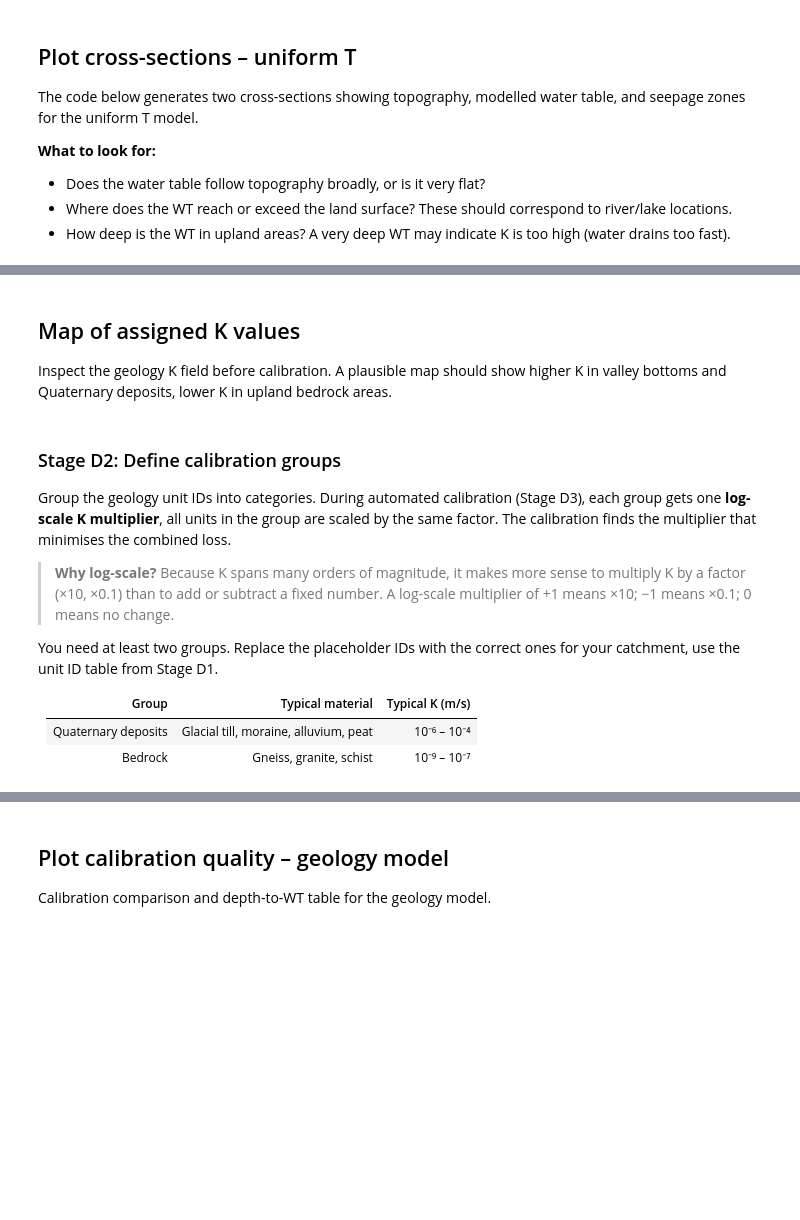
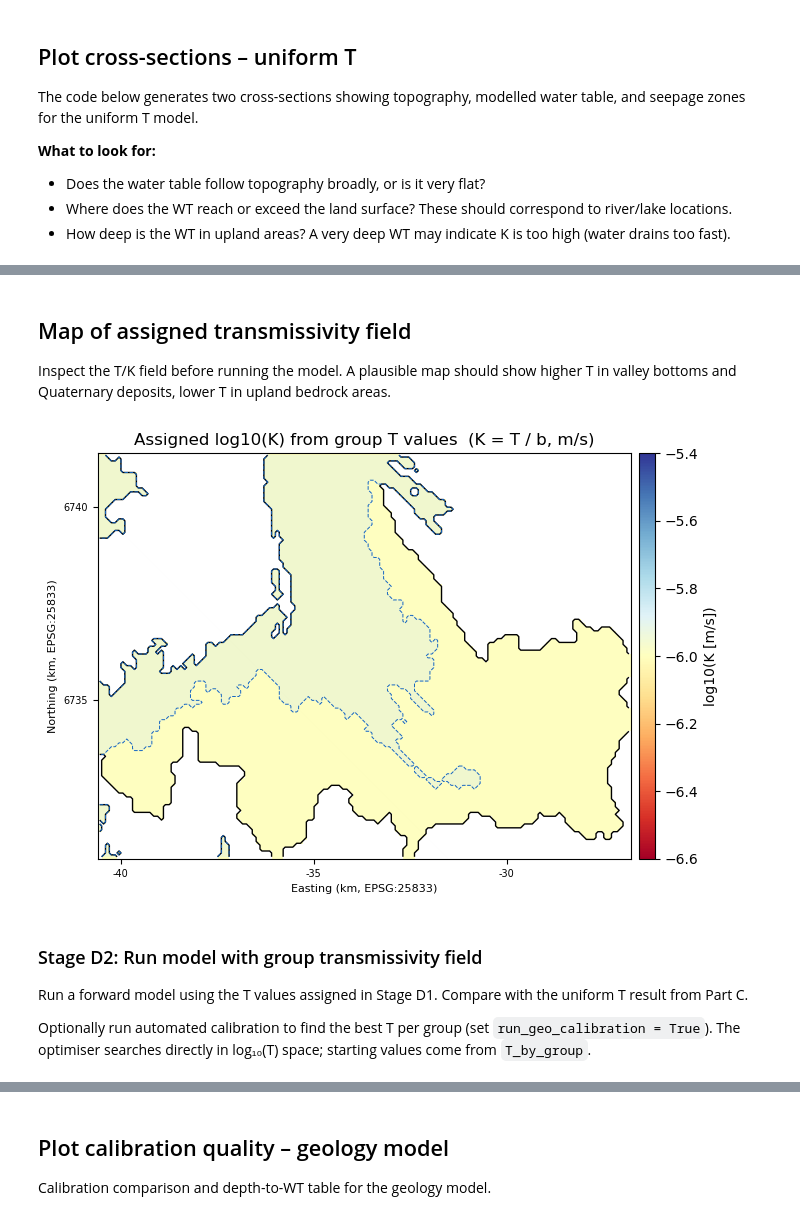
Before and after one commit to ElcoLuijendijk/GEOV212_hydrogeology_exercises, a Jupyter notebook: exercise_5b_gw_model.ipynb, the cells around one changed output, grey strips where cells are left out. Cells and saved outputs as stored; diff of their text form; code cells hidden in the pictures; blank space fills up the shorter version.

Commit message:
made the geology assigned T section simpler and less confusing

```diff
--- a/exercise_5b_gw_model.ipynb
+++ b/exercise_5b_gw_model.ipynb
@@ -925,0 +1071,35 @@ else:
+# %%
+# ── Step 2: Assign transmissivity per group ──────────────────────────────────────────
+# Each group gets a transmissivity T (m²/s).
+# Start from best_t_uniform (Part C) — identical to the uniform model.
+# Change values step by step to explore the effect of geological heterogeneity.
+
+T_by_group = {name: best_t_uniform for name in group_names}
+
+# ── MODIFY BELOW: assign different T values per group (uncomment and adjust) ──
+# T_by_group['quaternary'] = best_t_uniform   # m²/s  <- change this
+# T_by_group['bedrock']    = best_t_uniform   # m²/s  <- change this
+
+# ── Build the hk field (K = T / aquifer_thickness_m) ───────────────────────────
+hk_geo_base = np.full_like(dem, 1e-12, dtype=float)
+for i, name in enumerate(group_names):
+    if name not in T_by_group:
+        raise ValueError(
+            f'Group "{name}" not found in T_by_group. '
+            'Add an entry for every group.'
+        )
+    T_group = float(T_by_group[name])
+    if T_group <= 0:
+        raise ValueError(f'T for group "{name}" must be > 0 m²/s.')
+    hk_geo_base[group_labels == i] = T_group / aquifer_thickness_m
+hk_geo_base = np.where(active, hk_geo_base, 1e-12)
+
+print('\nTransmissivity assigned per group:')
+for name in group_names:
+    T_val = T_by_group[name]
+    K_val = T_val / aquifer_thickness_m
+    print(f'  {name}: T = {T_val:.2e} m²/s  (K = {K_val:.2e} m/s)')
+print(f'\nGeology K field (active cells):')
+print(f'  min K = {hk_geo_base[active].min():.2e} m/s')
+print(f'  max K = {hk_geo_base[active].max():.2e} m/s')
+print(f'  mean K = {hk_geo_base[active].mean():.2e} m/s')
@@ -926,32 +1116,27 @@ else:
 # %% [markdown]
-## Map of assigned K values
+## Map of assigned transmissivity field
 
-Inspect the geology K field before calibration. A plausible map should show higher K in valley bottoms and Quaternary deposits, lower K in upland bedrock areas.
+Inspect the T/K field before running the model. A plausible map should show higher T in valley bottoms and Quaternary deposits, lower T in upland bedrock areas.
 # %%
 # Map of assigned K values (log10 scale) – check that the geology-based K field
 # looks spatially reasonable before proceeding to calibration.
 ph = _panel_h()
 fig, ax = plt.subplots(1, 1, figsize=(7, ph))
 fig.subplots_adjust(left=0.10, right=0.92, top=0.92, bottom=0.10)
 
 _log_k = np.where(active, np.log10(np.maximum(hk_geo_base, 1e-12)), np.nan)
 im_k = ax.imshow(_log_k, cmap='RdYlBu')
-ax.set_title('Assigned log10(K) from geology legend (m/s)')
+ax.set_title('Assigned log10(K) from group T values  (K = T / b, m/s)')
 _cbar(im_k, ax, 'log10(K [m/s])')
 add_map_ticks(ax)
 add_map_overlays(ax)
 plt.show()
+# %% [output]
+[figure, added]
 # %% [markdown]
-### Stage D2: Define calibration groups
+### Stage D2: Run model with group transmissivity field
 
-Group the geology unit IDs into categories. During automated calibration (Stage D3), each group gets one **log-scale K multiplier**, all units in the group are scaled by the same factor. The calibration finds the multiplier that minimises the combined loss.
+Run a forward model using the T values assigned in Stage D1. Compare with the uniform T result from Part C.
 
-> **Why log-scale?** Because K spans many orders of magnitude, it makes more sense to multiply K by a factor (×10, ×0.1) than to add or subtract a fixed number. A log-scale multiplier of +1 means ×10; −1 means ×0.1; 0 means no change.
-
-You need at least two groups. Replace the placeholder IDs with the correct ones for your catchment, use the unit ID table from Stage D1.
-
-| Group | Typical material | Typical K (m/s) |
-|---|---|---|
-| Quaternary deposits | Glacial till, moraine, alluvium, peat | 10⁻⁶ – 10⁻⁴ |
-| Bedrock | Gneiss, granite, schist | 10⁻⁹ – 10⁻⁷ |
+Optionally run automated calibration to find the best T per group (set `run_geo_calibration = True`). The optimiser searches directly in log₁₀(T) space; starting values come from `T_by_group`.
 # %%
```
Also changed, not shown: parts of 32 cells of this notebook.
